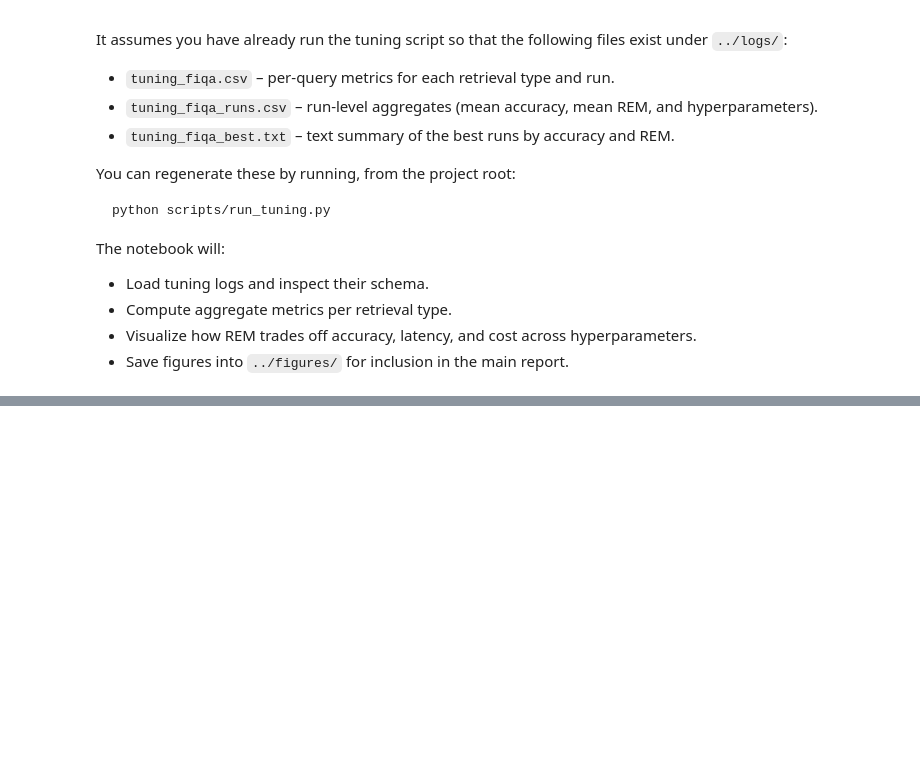
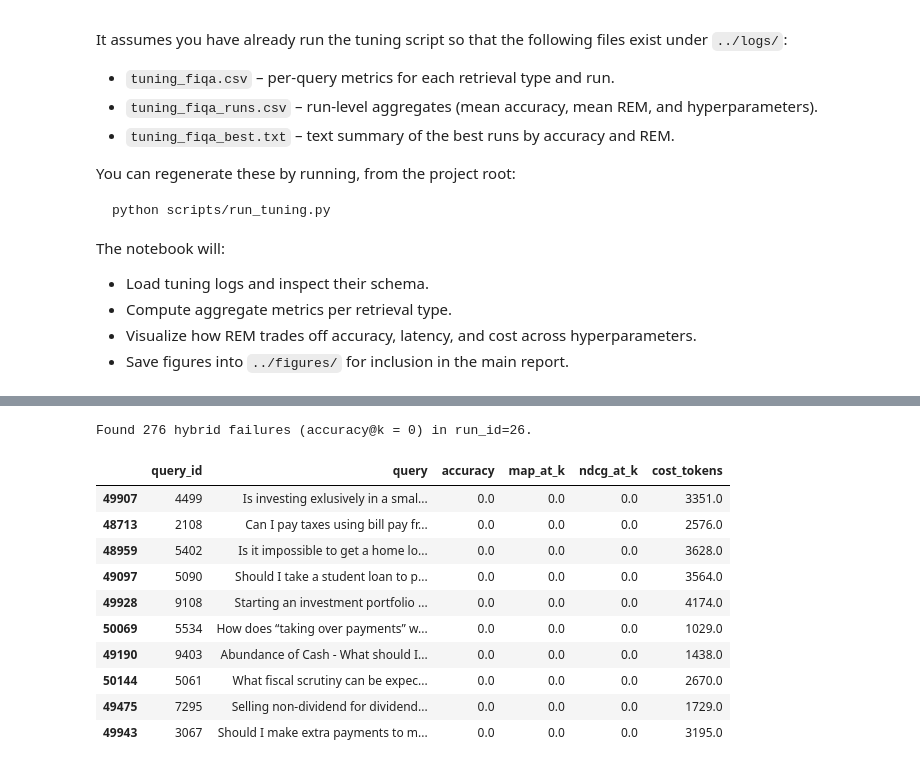
Before and after one commit to cletuzz00/RAG_efficiency_evaluation, a Jupyter notebook: notebooks/rem_analysis.ipynb, the cells around one changed output, grey strips where cells are left out. Saved outputs shown, nothing was run; the diff lists cells and outputs as text; code cells hidden in the pictures; blank space fills up the shorter version.

```diff
--- a/notebooks/rem_analysis.ipynb
+++ b/notebooks/rem_analysis.ipynb
@@ -298,3 +418,37 @@ Saved radar figure to /Users/cletu/projects/RAG/figures/rem_radar_metrics.png
+# %%
+# Retrieval error analysis: sample failed hybrid queries (accuracy@k = 0)
+
+if combined_df is None or runs_df is None:
+    print("No tuning logs loaded; run the setup cell first.")
+else:
+    # Use best-by-REM run for error analysis
+    best_row = runs_df.loc[runs_df["mean_REM"].idxmax()]
+    best_run_id = int(best_row["run_id"])
+    subset = combined_df[combined_df["run_id"] == best_run_id]
+
+    failures = subset[(subset["retrieval_type"] == "hybrid") & (subset["accuracy"] == 0.0)]
+    print(f"Found {len(failures)} hybrid failures (accuracy@k = 0) in run_id={best_run_id}.")
+
+    # Sample a small number for manual inspection
+    sample_failures = failures.sample(min(10, len(failures)), random_state=0) if len(failures) > 0 else failures
+    display(sample_failures[["query_id", "query", "accuracy", "map_at_k", "ndcg_at_k", "cost_tokens"]])
+
+    # For a given failed query_id, you can look up the dense/sparse/hybrid rows
+    # and inspect their retrieved texts by joining back to the original logs or
+    # by adding extra logging in the runner if you want full text here.
+# %% [output]
+Found 276 hybrid failures (accuracy@k = 0) in run_id=26.
+|  | query_id | query | accuracy | map_at_k | ndcg_at_k | cost_tokens |
+| 49907 | 4499 | Is investing exlusively in a smal... | 0.0 | 0.0 | 0.0 | 3351.0 |
+| 48713 | 2108 | Can I pay taxes using bill pay fr... | 0.0 | 0.0 | 0.0 | 2576.0 |
+| 48959 | 5402 | Is it impossible to get a home lo... | 0.0 | 0.0 | 0.0 | 3628.0 |
+| 49097 | 5090 | Should I take a student loan to p... | 0.0 | 0.0 | 0.0 | 3564.0 |
+| 49928 | 9108 | Starting an investment portfolio ... | 0.0 | 0.0 | 0.0 | 4174.0 |
+| 50069 | 5534 | How does “taking over payments” w... | 0.0 | 0.0 | 0.0 | 1029.0 |
+| 49190 | 9403 | Abundance of Cash - What should I... | 0.0 | 0.0 | 0.0 | 1438.0 |
+| 50144 | 5061 | What fiscal scrutiny can be expec... | 0.0 | 0.0 | 0.0 | 2670.0 |
+| 49475 | 7295 | Selling non-dividend for dividend... | 0.0 | 0.0 | 0.0 | 1729.0 |
+| 49943 | 3067 | Should I make extra payments to m... | 0.0 | 0.0 | 0.0 | 3195.0 |
 # %%
 # Per-retrieval-type summary of accuracy, MAP@k, and nDCG@k for best-by-REM run
 
```
Also changed, not shown: parts of 8 cells of this notebook, 15 other files.
